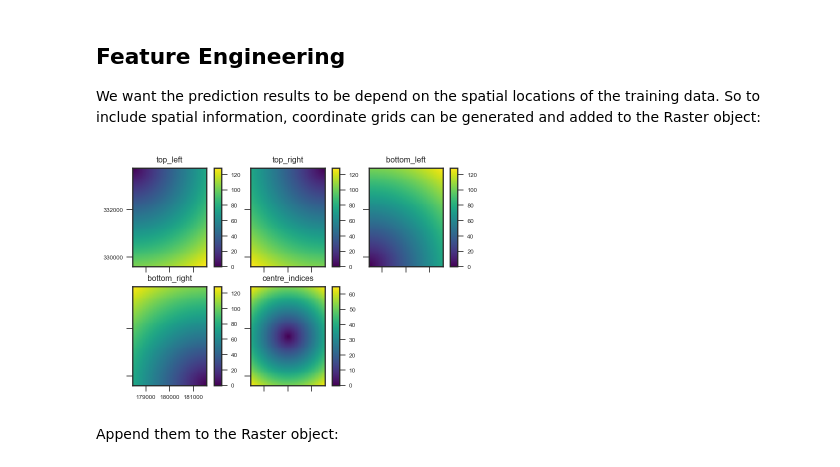
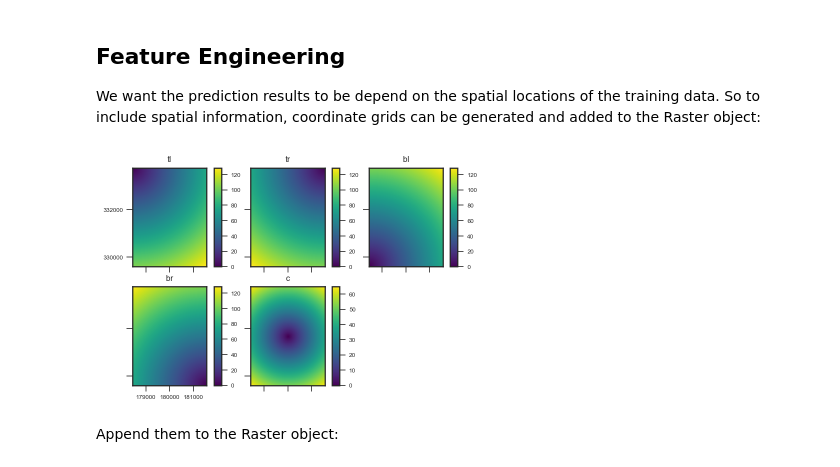
Before and after one commit to stevenpawley/Pyspatialml, a Jupyter notebook: examples/Example 1 - Multitarget Regression of Soil Properties.ipynb, the cells around one changed output. Cells and saved outputs as stored; diff of their text form; code cells hidden in the pictures.

```diff
--- a/examples/Example 1 - Multitarget Regression of Soil Properties.ipynb
+++ b/examples/Example 1 - Multitarget Regression of Soil Properties.ipynb
@@ -77,13 +80,29 @@ plt.show()
 ## Feature Engineering
 
 We want the prediction results to be depend on the spatial locations of the training data. So to include spatial information, coordinate grids can be generated and added to the Raster object:
-# %%
-xy_coordinates = xy_coordinates(stack.iloc[0])
-edms = distance_to_corners(stack.iloc[0])
-edms.plot()
-plt.show()
-# %% [output]
-[figure, removed]
+# %%
+xy_layer = xy_coordinates(
+    layer=stack.iloc[0],
+    file_path=NamedTemporaryFile(suffix=".tif").name
+)
+xy_layer.rename(
+    {old: new for (old, new) in zip(xy_layer.names, ["x_coord", "y_coord"])},
+    in_place=True
+)
+
+edms = distance_to_corners(
+    layer=stack.iloc[0],
+    file_path=NamedTemporaryFile(suffix=".tif").name
+)
+edms.rename(
+    {old: new for (old, new) in zip(edms.names, ["tl", "tr", "bl", "br", "c"])},
+    in_place=True
+)
+
+edms.plot()
+plt.show()
+# %% [output]
+[figure, added]
 # %% [markdown]
 Append them to the Raster object:
 # %%
```
Also changed, not shown: parts of 15 cells of this notebook, 9 other files.
